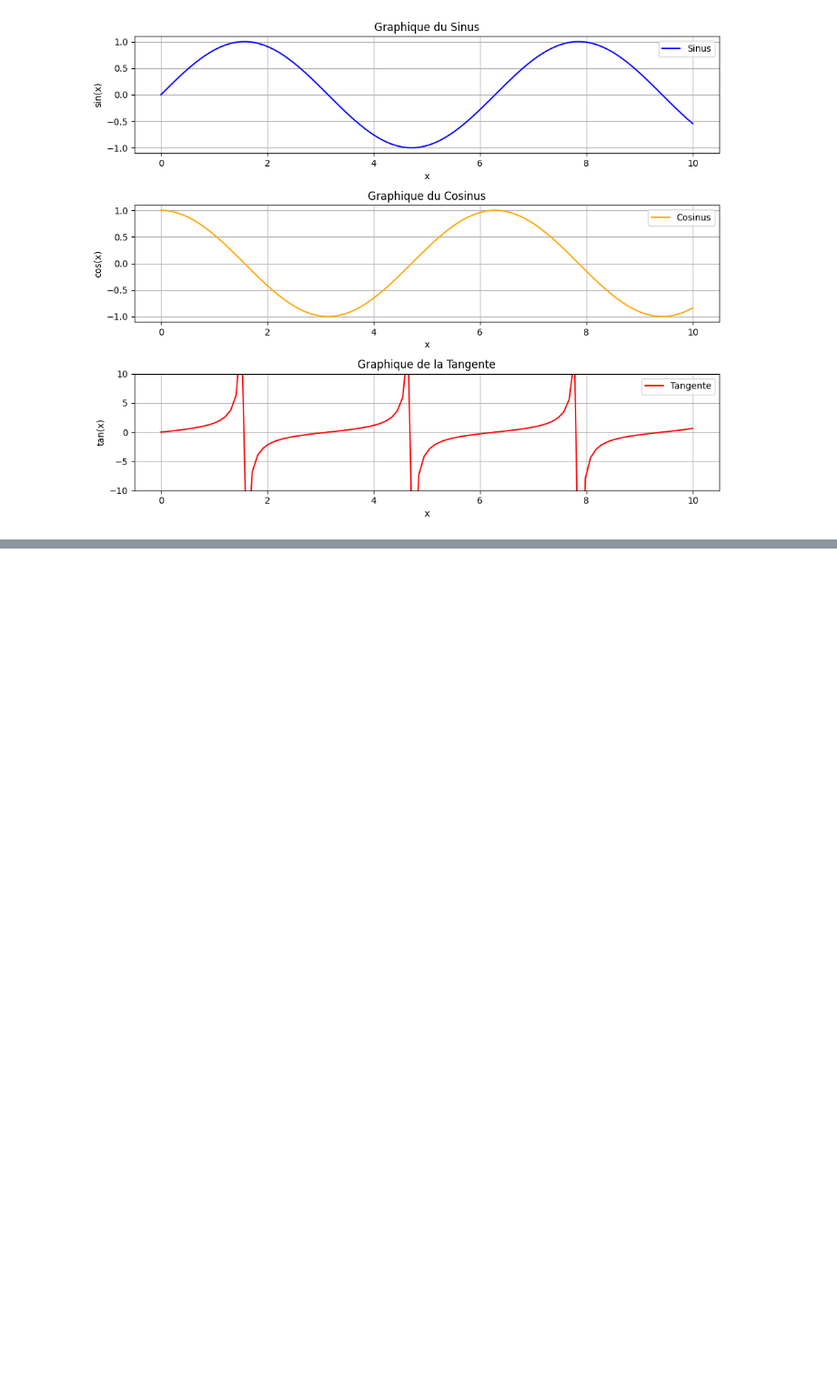
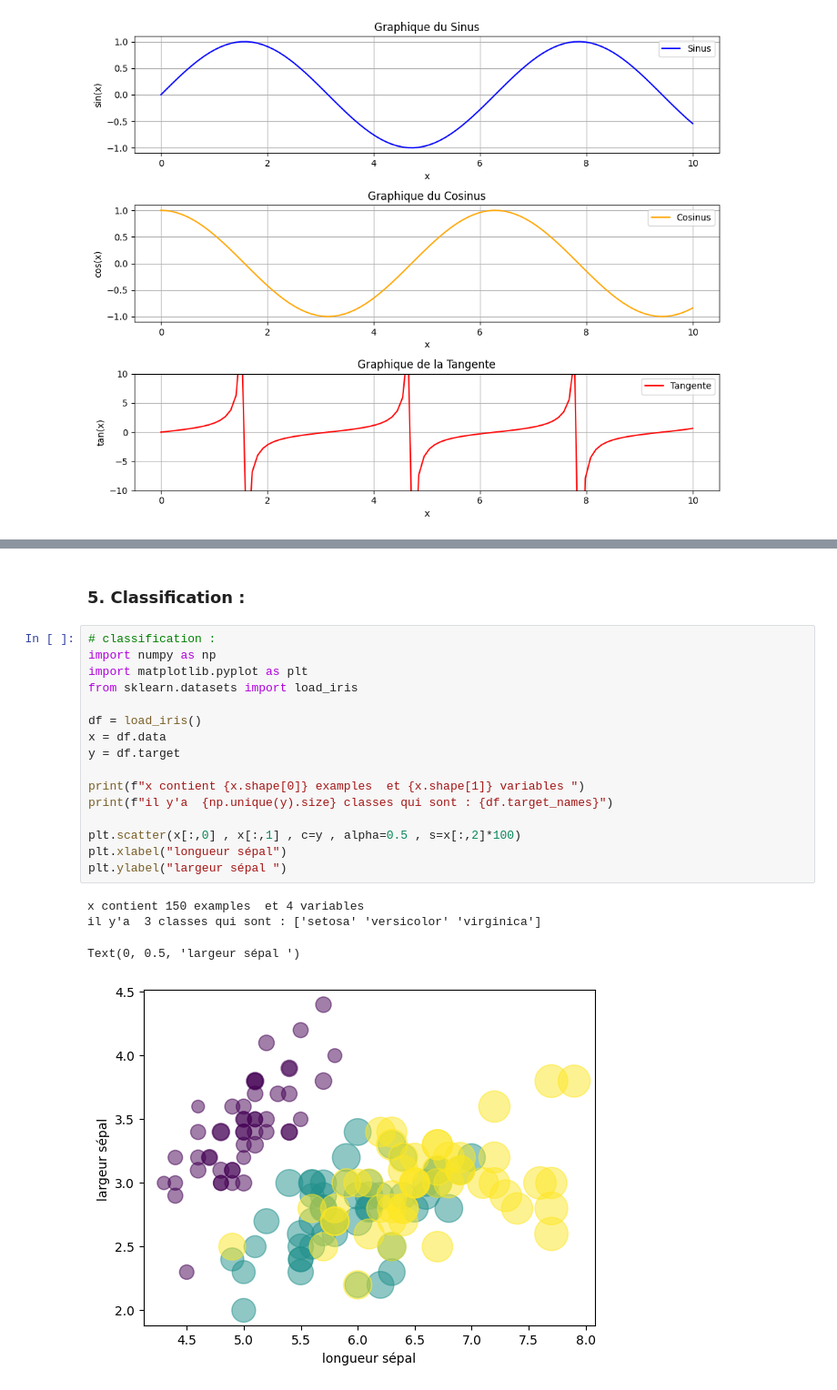
Before and after one commit to mohameml/machine_learning, a Jupyter notebook: Coures/02_biblotheque_de_base/02_matplotlib/examples/examples.ipynb, the cells around one changed output, grey strips where cells are left out. Shown at 91% size. Cells and saved outputs as stored; diff of their text form; blank space fills up the shorter version.

```diff
--- a/Coures/02_biblotheque_de_base/02_matplotlib/examples/examples.ipynb
+++ b/Coures/02_biblotheque_de_base/02_matplotlib/examples/examples.ipynb
@@ -108,0 +154,23 @@ plt.show()
+# %% [markdown]
+### 5. Classification :
+# %%
+# classification :
+import numpy as np
+import matplotlib.pyplot as plt
+from sklearn.datasets import load_iris
+
+df = load_iris()
+x = df.data
+y = df.target
+
+print(f"x contient {x.shape[0]} examples  et {x.shape[1]} variables ")
+print(f"il y'a  {np.unique(y).size} classes qui sont : {df.target_names}")
+
+plt.scatter(x[:,0] , x[:,1] , c=y , alpha=0.5 , s=x[:,2]*100)
+plt.xlabel("longueur sépal")
+plt.ylabel("largeur sépal ")
+# %% [output]
+x contient 150 examples  et 4 variables
+il y'a  3 classes qui sont : ['setosa' 'versicolor' 'virginica']
+Text(0, 0.5, 'largeur sépal ')
+[figure, added]
```
Also changed, not shown: parts of 24 cells of this notebook, 16 other files.
